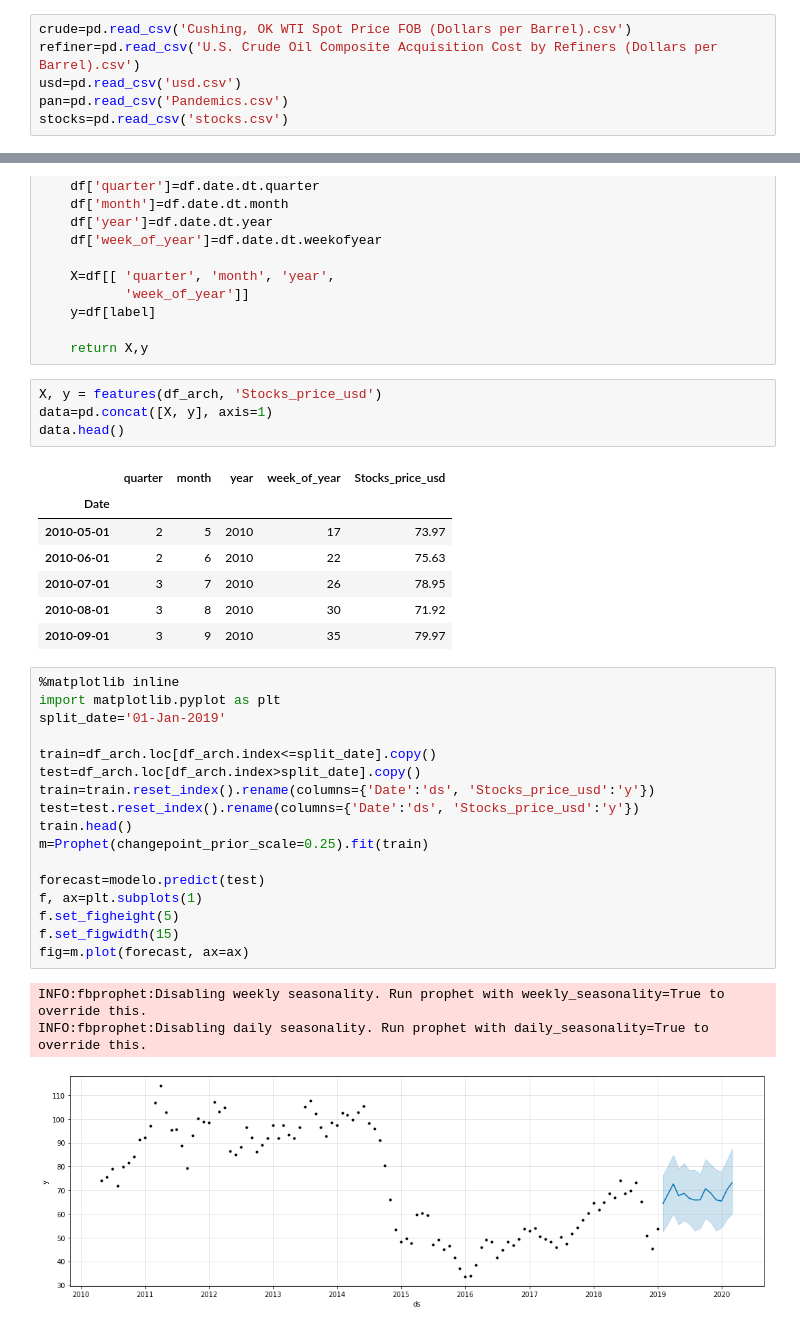
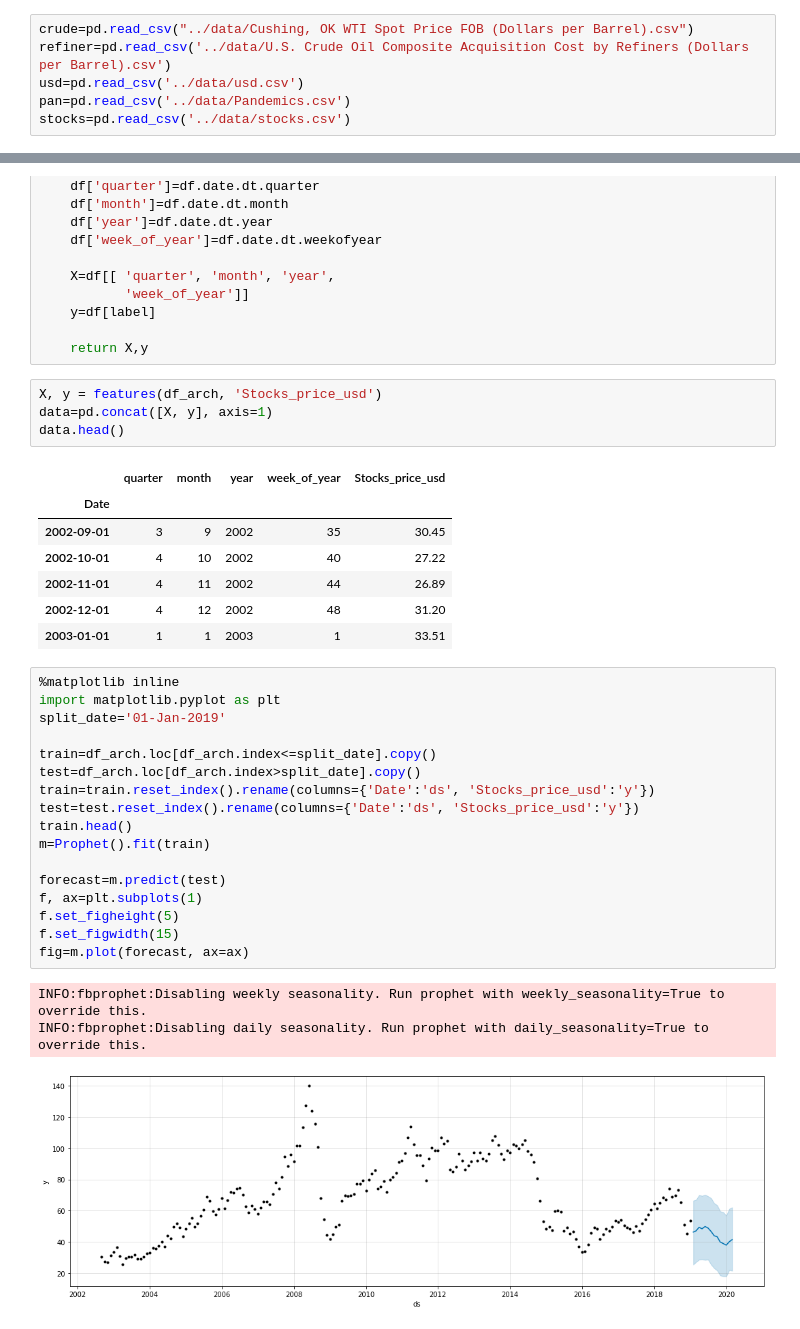
Before and after one commit to DavidCis/Final-project, a Jupyter notebook: Notebooks/Pipeline_clean.ipynb, the cells around one changed output, grey strips where cells are left out. Cells and saved outputs as stored; diff of their text form.

```diff
--- a/Pipeline_clean.ipynb
+++ b/Notebooks/Pipeline_clean.ipynb
@@ -17,11 +17,11 @@ from fbprophet.plot import add_changepoints_to_plot
 from arch import arch_model
 from matplotlib import pyplot
 # %%
-crude=pd.read_csv('Cushing, OK WTI Spot Price FOB (Dollars per Barrel).csv')
-refiner=pd.read_csv('U.S. Crude Oil Composite Acquisition Cost by Refiners (Dollars per Barrel).csv')
-usd=pd.read_csv('usd.csv')
-pan=pd.read_csv('Pandemics.csv')
-stocks=pd.read_csv('stocks.csv')
+crude=pd.read_csv("../data/Cushing, OK WTI Spot Price FOB (Dollars per Barrel).csv")
+refiner=pd.read_csv('../data/U.S. Crude Oil Composite Acquisition Cost by Refiners (Dollars per Barrel).csv')
+usd=pd.read_csv('../data/usd.csv')
+pan=pd.read_csv('../data/Pandemics.csv')
+stocks=pd.read_csv('../data/stocks.csv')
 # %%
 def clean(df,x):
 
@@ -499,32 +503,32 @@ data.head()
 # %% [output]
 |  | quarter | month | year | week_of_year | Stocks_price_usd |
 | Date |  |  |  |  |  |
-| 2010-05-01 | 2 | 5 | 2010 | 17 | 73.97 |
-| 2010-06-01 | 2 | 6 | 2010 | 22 | 75.63 |
-| 2010-07-01 | 3 | 7 | 2010 | 26 | 78.95 |
-| 2010-08-01 | 3 | 8 | 2010 | 30 | 71.92 |
-| 2010-09-01 | 3 | 9 | 2010 | 35 | 79.97 |
+| 2002-09-01 | 3 | 9 | 2002 | 35 | 30.45 |
+| 2002-10-01 | 4 | 10 | 2002 | 40 | 27.22 |
+| 2002-11-01 | 4 | 11 | 2002 | 44 | 26.89 |
+| 2002-12-01 | 4 | 12 | 2002 | 48 | 31.20 |
+| 2003-01-01 | 1 | 1 | 2003 | 1 | 33.51 |
 # %%
 %matplotlib inline
 import matplotlib.pyplot as plt
 split_date='01-Jan-2019'
 
 train=df_arch.loc[df_arch.index<=split_date].copy()
 test=df_arch.loc[df_arch.index>split_date].copy()
 train=train.reset_index().rename(columns={'Date':'ds', 'Stocks_price_usd':'y'})
 test=test.reset_index().rename(columns={'Date':'ds', 'Stocks_price_usd':'y'})
 train.head()
-m=Prophet(changepoint_prior_scale=0.25).fit(train)
+m=Prophet().fit(train)
 
-forecast=modelo.predict(test)
+forecast=m.predict(test)
 f, ax=plt.subplots(1)
 f.set_figheight(5)
 f.set_figwidth(15)
 fig=m.plot(forecast, ax=ax)
 # %% [output]
 INFO:fbprophet:Disabling weekly seasonality. Run prophet with weekly_seasonality=True to override this.
 INFO:fbprophet:Disabling daily seasonality. Run prophet with daily_seasonality=True to override this.
-[figure, old version]
+[figure, new version]
 # %%
 deltas = m.params['delta'].mean(0)
 fig = plt.figure(facecolor='w', figsize=(10, 6))
```
Also changed, not shown: parts of 40 cells of this notebook, 23 other files.
